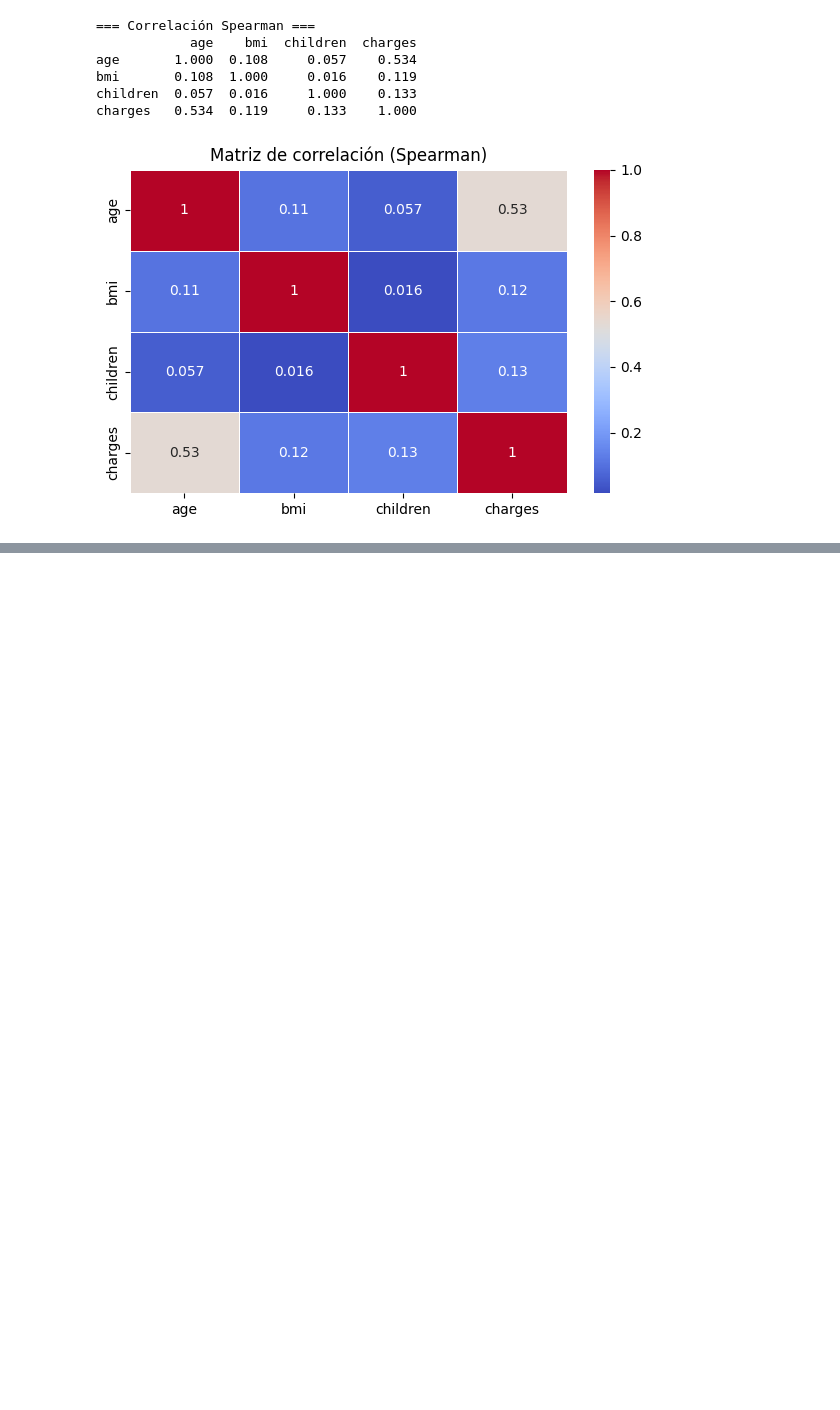
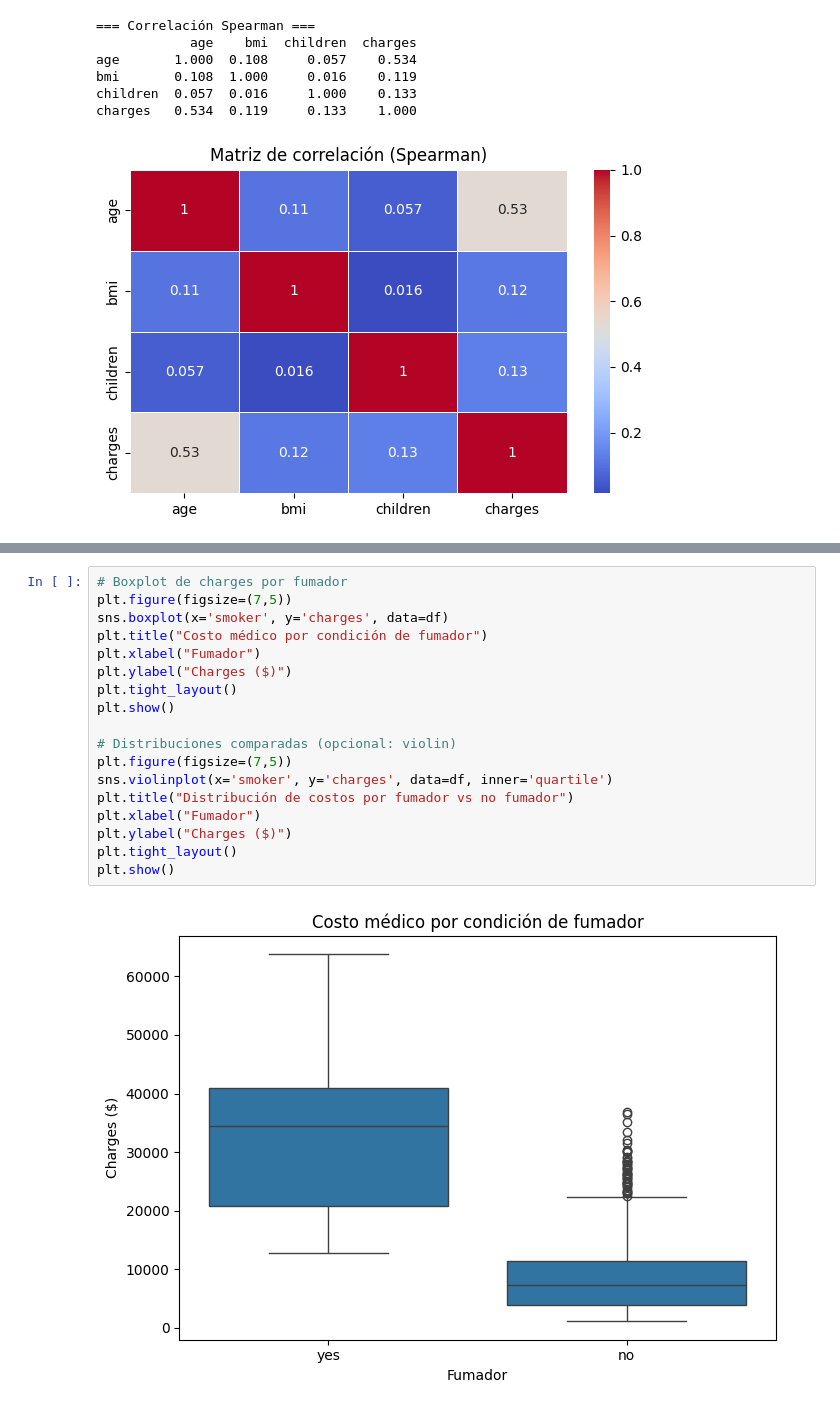
Before and after one commit to OJFerreira91/MCD-APRENDIZAJE-AUTOMATICO-2025-OJF, a Jupyter notebook: Tarea3.ipynb, the cells around one changed output, grey strips where cells are left out. Saved outputs shown, nothing was run; the diff lists cells and outputs as text; blank space fills up the shorter version.

```diff
--- a/Tarea3.ipynb
+++ b/Tarea3.ipynb
@@ -138,0 +158,20 @@ charges   0.534  0.119     0.133    1.000
+# %%
+# Boxplot de charges por fumador
+plt.figure(figsize=(7,5))
+sns.boxplot(x='smoker', y='charges', data=df)
+plt.title("Costo médico por condición de fumador")
+plt.xlabel("Fumador")
+plt.ylabel("Charges ($)")
+plt.tight_layout()
+plt.show()
+
+# Distribuciones comparadas (opcional: violin)
+plt.figure(figsize=(7,5))
+sns.violinplot(x='smoker', y='charges', data=df, inner='quartile')
+plt.title("Distribución de costos por fumador vs no fumador")
+plt.xlabel("Fumador")
+plt.ylabel("Charges ($)")
+plt.tight_layout()
+plt.show()
+# %% [output]
+[figure, added]
```
Also changed, not shown: parts of 2 cells of this notebook, 1 other file.
